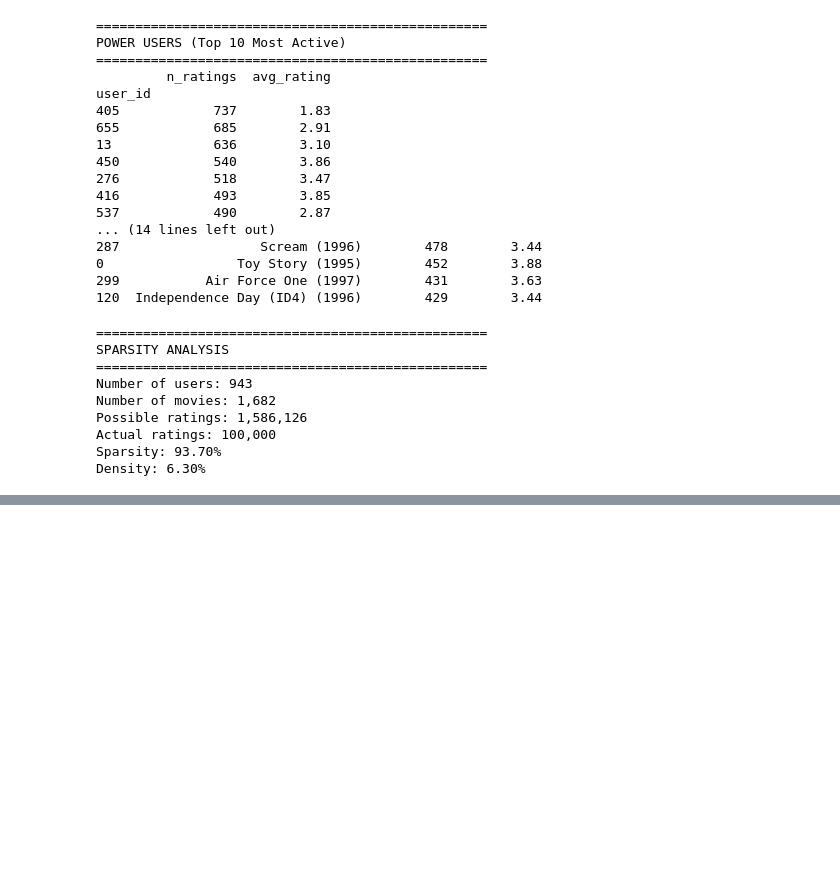
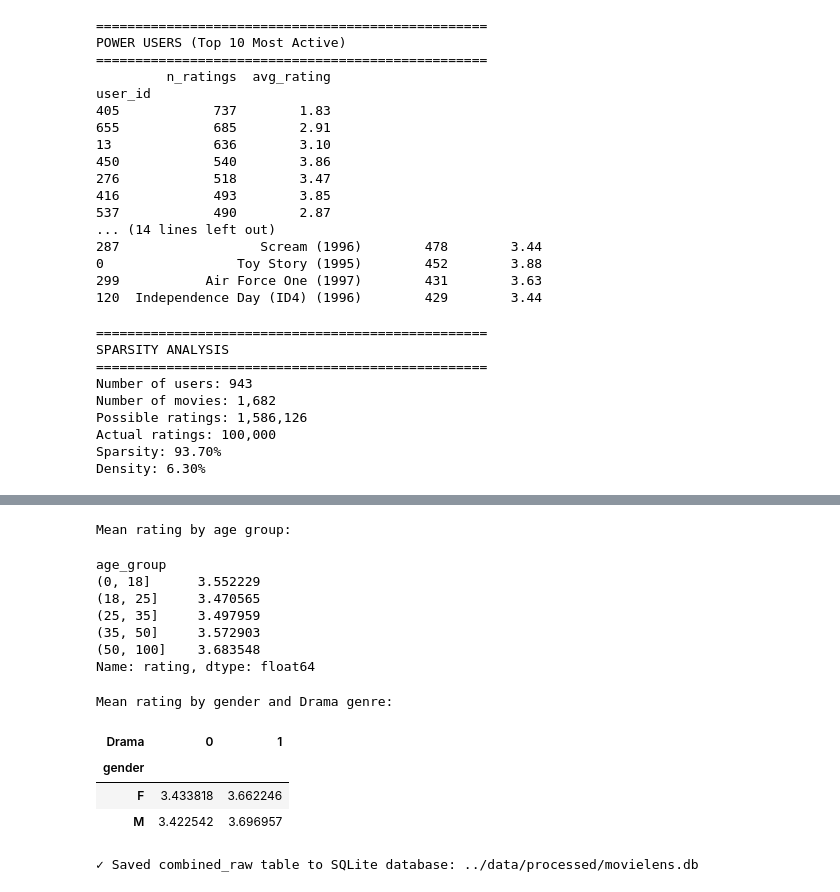
Before and after one commit to ChinazaBelolisa/6103-FA-25-Belolisa, a Jupyter notebook: notebooks/01_data_exploration.ipynb, the cells around one changed output, grey strips where cells are left out. Cells and saved outputs as stored; diff of their text form; code cells hidden in the pictures; blank space fills up the shorter version.

```diff
--- a/notebooks/01_data_exploration.ipynb
+++ b/notebooks/01_data_exploration.ipynb
@@ -639,0 +685,36 @@ Dataset ready for pipeline development! 🎬
+# %%
+# --- 5.4 Example EDA checks using the full combined view ---
+print("\nMean rating by age group:")
+full_df["age_group"] = pd.cut(full_df["age"], bins=[0,18,25,35,50,100])
+display(full_df.groupby("age_group")["rating"].mean())
+
+print("\nMean rating by gender and Drama genre:")
+display(full_df.groupby(["gender", "Drama"])["rating"].mean().unstack())
+# %% [output]
+Mean rating by age group:
+age_group
+(0, 18]      3.552229
+(18, 25]     3.470565
+(25, 35]     3.497959
+(35, 50]     3.572903
+(50, 100]    3.683548
+Name: rating, dtype: float64
+Mean rating by gender and Drama genre:
+| Drama | 0 | 1 |
+| gender |  |  |
+| F | 3.433818 | 3.662246 |
+| M | 3.422542 | 3.696957 |
+# %%
+full_df["age_group"] = full_df["age_group"].astype(str)
+
+
+# --- 5.5 Save combined table for next notebook ---
+import sqlite3
+
+conn = sqlite3.connect("../data/processed/movielens.db")
+full_df.to_sql("combined_raw", conn, if_exists="replace", index=False)
+conn.close()
+
+print("\n✓ Saved combined_raw table to SQLite database: ../data/processed/movielens.db")
+# %% [output]
+✓ Saved combined_raw table to SQLite database: ../data/processed/movielens.db
```
Also changed, not shown: parts of 7 cells of this notebook, 26 other files.
